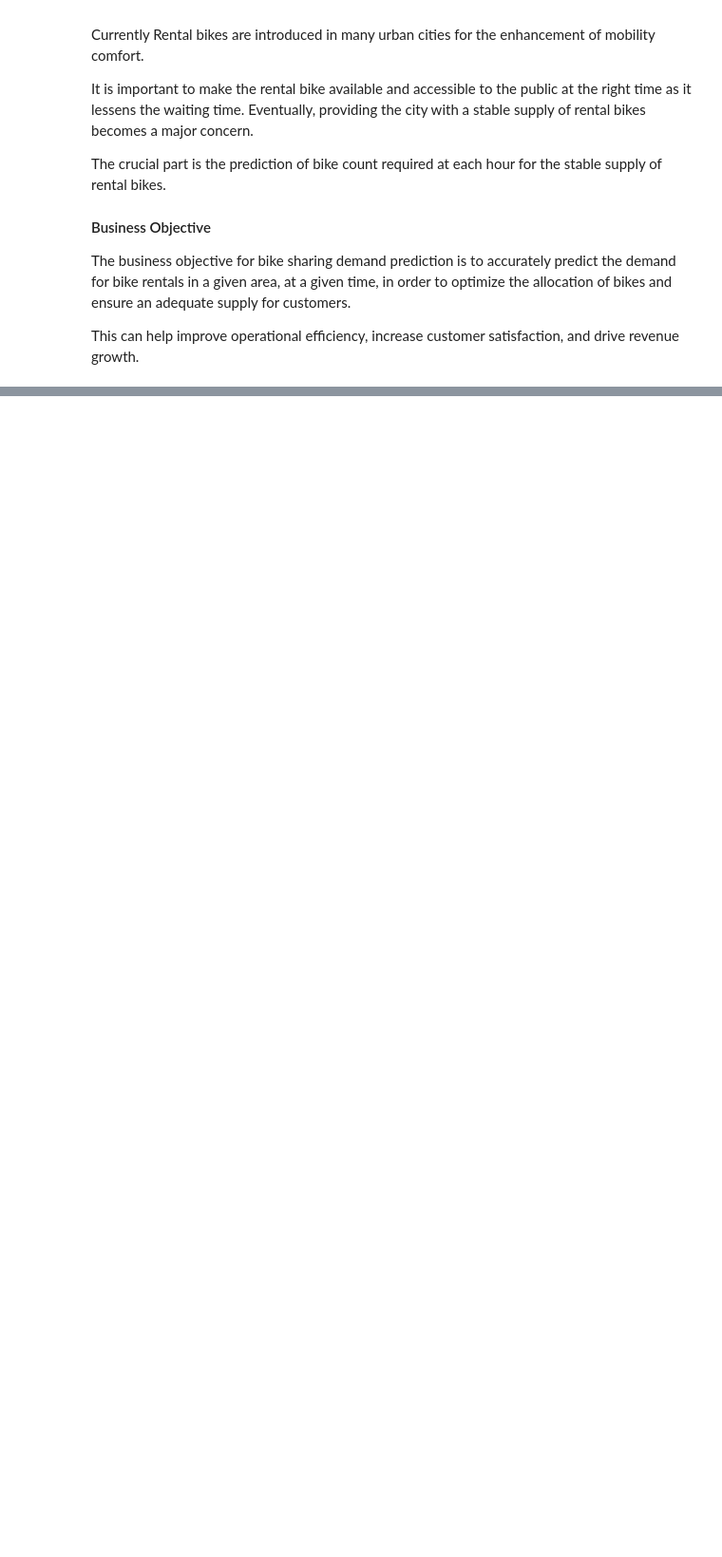
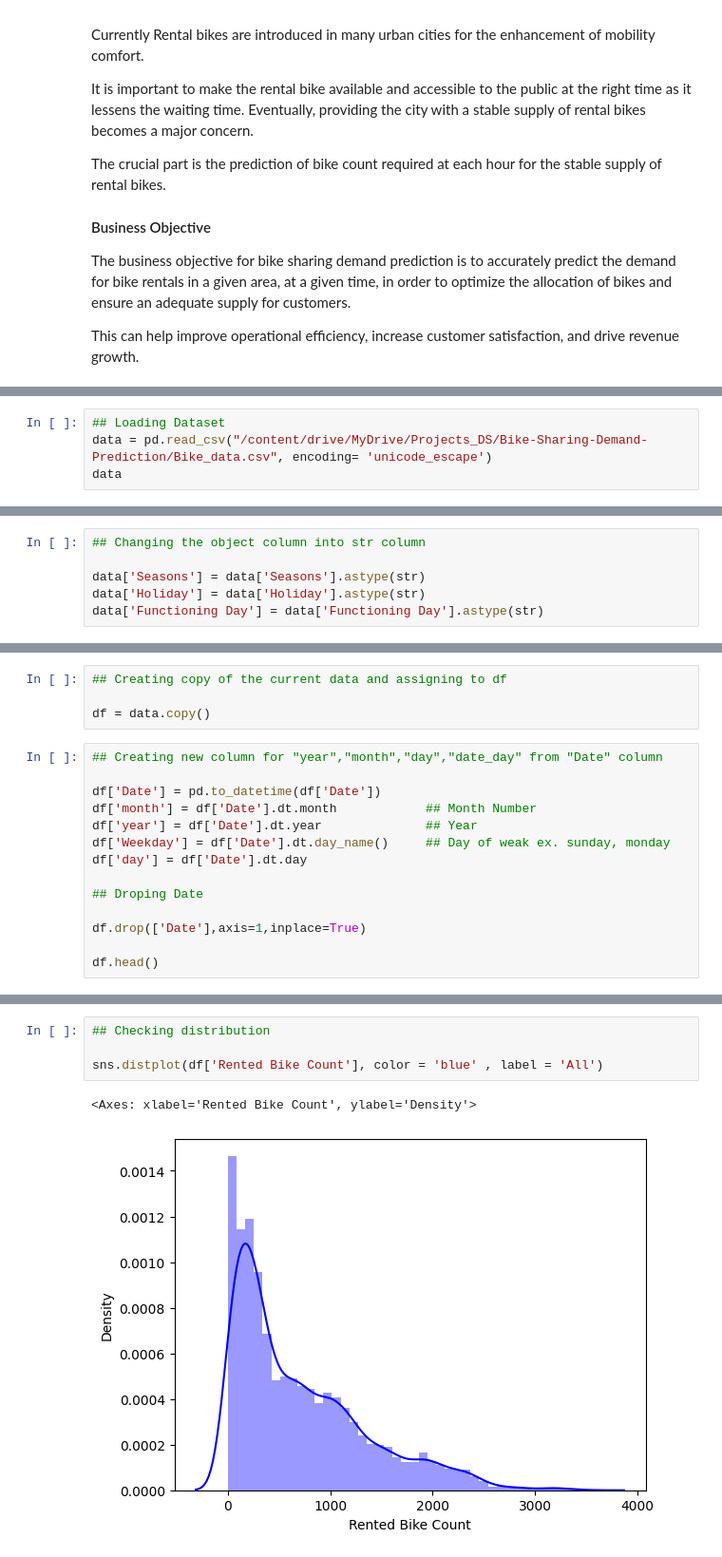
Before and after one commit to rajkumarshedage/Bike-Sharing-Demand-Prediction, a Jupyter notebook: Bike_Sharing_Demand_Prediction.ipynb, the cells around one changed output, grey strips where cells are left out. Shown at 95% size. Cells and saved outputs as stored; diff of their text form; blank space fills up the shorter version.

```diff
--- a/Bike_Sharing_Demand_Prediction.ipynb
+++ b/Bike_Sharing_Demand_Prediction.ipynb
@@ -67,0 +63,4 @@ SyntaxError: ignored
+# %%
+## Loading Dataset
+data = pd.read_csv("/content/drive/MyDrive/Projects_DS/Bike-Sharing-Demand-Prediction/Bike_data.csv", encoding= 'unicode_escape')
+data
@@ -67,0 +159,6 @@ SyntaxError: ignored
+# %%
+## Changing the object column into str column
+
+data['Seasons'] = data['Seasons'].astype(str)
+data['Holiday'] = data['Holiday'].astype(str)
+data['Functioning Day'] = data['Functioning Day'].astype(str)
@@ -67,0 +225,18 @@ SyntaxError: ignored
+# %%
+## Creating copy of the current data and assigning to df
+
+df = data.copy()
+# %%
+## Creating new column for "year","month","day","date_day" from "Date" column
+
+df['Date'] = pd.to_datetime(df['Date'])
+df['month'] = df['Date'].dt.month            ## Month Number
+df['year'] = df['Date'].dt.year              ## Year
+df['Weekday'] = df['Date'].dt.day_name()     ## Day of weak ex. sunday, monday
+df['day'] = df['Date'].dt.day
+
+## Droping Date
+
+df.drop(['Date'],axis=1,inplace=True)
+
+df.head()
@@ -67,0 +263,7 @@ SyntaxError: ignored
+# %%
+## Checking distribution
+
+sns.distplot(df['Rented Bike Count'], color = 'blue' , label = 'All')
+# %% [output]
+<Axes: xlabel='Rented Bike Count', ylabel='Density'>
+[figure, added]
```
Also changed, not shown: parts of 16 cells of this notebook.
